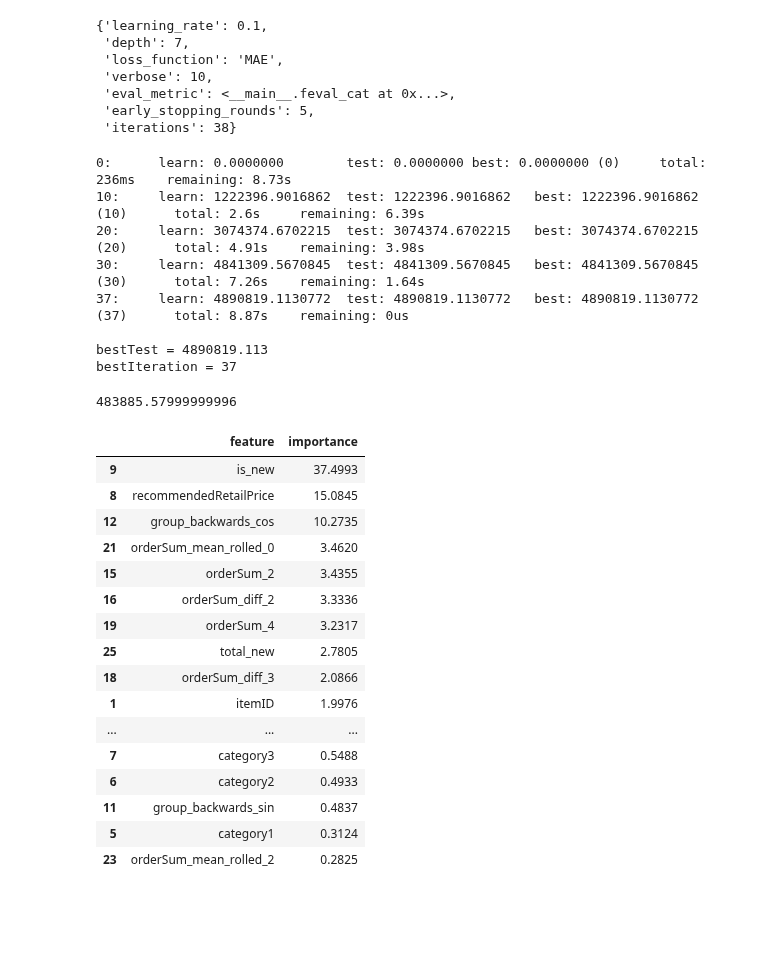
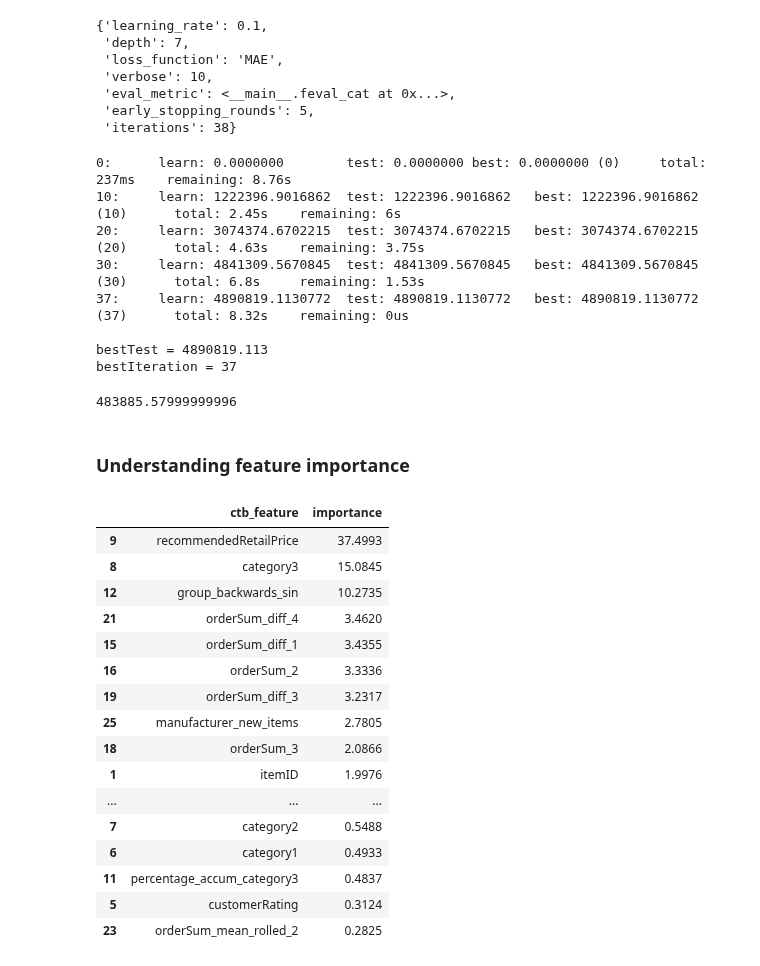
Before and after one commit to joaopedromattos/DMC2020, a Jupyter notebook: santana/models/Ensemble (LGBM + CatBoost + XGBoost).ipynb, the cells around one changed output. Saved outputs shown, nothing was run; the diff lists cells and outputs as text; code cells hidden in the pictures; blank space fills up the shorter version.

```diff
--- a/santana/models/Ensemble (LGBM + CatBoost + XGBoost).ipynb
+++ b/santana/models/Ensemble (LGBM + CatBoost + XGBoost).ipynb
@@ -167,5 +161,7 @@ shifting.tail()
 # %% [markdown]
 **Rolling window "orderSum"**
+# %%
+NUMBER_OF_WINDOWS = 3
 # %%
 %%time
 # This cell creates rolling-window features based on 'orderSum' in our dataset!
@@ -177,8 +173,8 @@ aux_shifting = item_group.groupby('itemID')[['orderSum']].shift(-1)
 
 aux_shifting.sort_values(['itemID', 'group_backwards'], ascending=[True, False], inplace=True)
 
-for i in range(3):
+for i in range(NUMBER_OF_WINDOWS):
     rolled_window = aux_shifting.groupby(['itemID'], as_index=False)[['orderSum']].rolling(2 ** i).mean()
-    rolled_window.rename(columns={'orderSum':f"orderSum_mean_rolled_{i}"}, inplace=True)
+    rolled_window.rename(columns={'orderSum':f"orderSum_mean_rolled_{2 ** i}"}, inplace=True)
     shifting = pd.merge(shifting, rolled_window, left_on=['itemID', 'group_backwards'], right_on=['itemID', 'group_backwards'])
 # %% [output]
@@ -304,2 +278,2 @@ sla.head()
 # %%
-sla = sla.rename(columns={"is_new" : "leak_cat3"})
+sla = sla.rename(columns={"is_new" : f"{the_cat}_new_items"})
@@ -651,24 +712,9 @@ diff_df
 from catboost import CatBoost, CatBoostRegressor, Pool
 # %%
 ds_params = {
-#     'cat_features' : [8, 9, 10],
+    'cat_features': [2, 3, 5, 6, 7, 9],
 }
 train_pool = Pool(X_train, label = y_train, weight = w_train, **ds_params)
 trainfull_pool = Pool(X_full_train, label = y_full_train, weight = w_full_train, **ds_params)
 val_pool = Pool(X_val, label = y_val, weight = w_sub, **ds_params)
 sub_pool = Pool(X_sub, label = y_sub, weight = w_sub, **ds_params)
-
-cat_model = CatBoostRegressor(
-    depth=7,
-    learning_rate=0.1,
-    loss_function='MAE',
-    early_stopping_rounds=5,
-    eval_metric = feval_cat(),
-    thread_count=-1,
-    verbose=10, # show us the progress after every 10 iterations
-)
-
-cat_model.fit(
-    train_pool,
-    eval_set=[train_pool, val_pool],
-);
@@ -712,11 +775,11 @@ cat_sub.fit(
     eval_set=[trainfull_pool],
 );
 # %% [output]
-0:      learn: 0.0000000        test: 0.0000000 best: 0.0000000 (0)     total: 236ms    remaining: 8.73s
-10:     learn: 1222396.9016862  test: 1222396.9016862   best: 1222396.9016862 (10)      total: 2.6s     remaining: 6.39s
-20:     learn: 3074374.6702215  test: 3074374.6702215   best: 3074374.6702215 (20)      total: 4.91s    remaining: 3.98s
-30:     learn: 4841309.5670845  test: 4841309.5670845   best: 4841309.5670845 (30)      total: 7.26s    remaining: 1.64s
-37:     learn: 4890819.1130772  test: 4890819.1130772   best: 4890819.1130772 (37)      total: 8.87s    remaining: 0us
+0:      learn: 0.0000000        test: 0.0000000 best: 0.0000000 (0)     total: 237ms    remaining: 8.76s
+10:     learn: 1222396.9016862  test: 1222396.9016862   best: 1222396.9016862 (10)      total: 2.45s    remaining: 6s
+20:     learn: 3074374.6702215  test: 3074374.6702215   best: 3074374.6702215 (20)      total: 4.63s    remaining: 3.75s
+30:     learn: 4841309.5670845  test: 4841309.5670845   best: 4841309.5670845 (30)      total: 6.8s     remaining: 1.53s
+37:     learn: 4890819.1130772  test: 4890819.1130772   best: 4890819.1130772 (37)      total: 8.32s    remaining: 0us
 
 bestTest = 4890819.113
 bestIteration = 37
@@ -725,28 +788,30 @@ prediction = cat_sub.predict(X_sub, ntree_end = cat_sub.best_iteration_).astype(
 evaluate(prediction, y_sub, w_sub)
 # %% [output]
 483885.57999999996
+# %% [markdown]
+### Understanding feature importance
 # %%
-feat_v = cat_model.get_feature_importance()
-feat_imp = [p for p in zip(features, feat_v)]
-feat_imp_df = pd.DataFrame(feat_imp, columns=['feature', 'importance'])
-feat_imp_df = feat_imp_df.sort_values('importance', ascending=False)
-feat_imp_df
+ctb_feat_v = cat_model.get_feature_importance()
+ctb_feat_imp = [p for p in zip(features, ctb_feat_v)]
+ctb_feat_imp_df = pd.DataFrame(ctb_feat_imp, columns=['ctb_feature', 'importance'])
+ctb_feat_imp_df = ctb_feat_imp_df.sort_values('importance', ascending=False)
+ctb_feat_imp_df
 # %% [output]
-|  | feature | importance |
-| 9 | is_new | 37.4993 |
-| 8 | recommendedRetailPrice | 15.0845 |
-| 12 | group_backwards_cos | 10.2735 |
-| 21 | orderSum_mean_rolled_0 | 3.4620 |
-| 15 | orderSum_2 | 3.4355 |
-| 16 | orderSum_diff_2 | 3.3336 |
-| 19 | orderSum_4 | 3.2317 |
-| 25 | total_new | 2.7805 |
-| 18 | orderSum_diff_3 | 2.0866 |
+|  | ctb_feature | importance |
+| 9 | recommendedRetailPrice | 37.4993 |
+| 8 | category3 | 15.0845 |
+| 12 | group_backwards_sin | 10.2735 |
+| 21 | orderSum_diff_4 | 3.4620 |
+| 15 | orderSum_diff_1 | 3.4355 |
+| 16 | orderSum_2 | 3.3336 |
+| 19 | orderSum_diff_3 | 3.2317 |
+| 25 | manufacturer_new_items | 2.7805 |
+| 18 | orderSum_3 | 2.0866 |
 | 1 | itemID | 1.9976 |
 | ... | ... | ... |
-| 7 | category3 | 0.5488 |
-| 6 | category2 | 0.4933 |
-| 11 | group_backwards_sin | 0.4837 |
-| 5 | category1 | 0.3124 |
+| 7 | category2 | 0.5488 |
+| 6 | category1 | 0.4933 |
+| 11 | percentage_accum_category3 | 0.4837 |
+| 5 | customerRating | 0.3124 |
 | 23 | orderSum_mean_rolled_2 | 0.2825 |
 # %%
```
Also changed, not shown: parts of 72 cells of this notebook, 3 other files.
